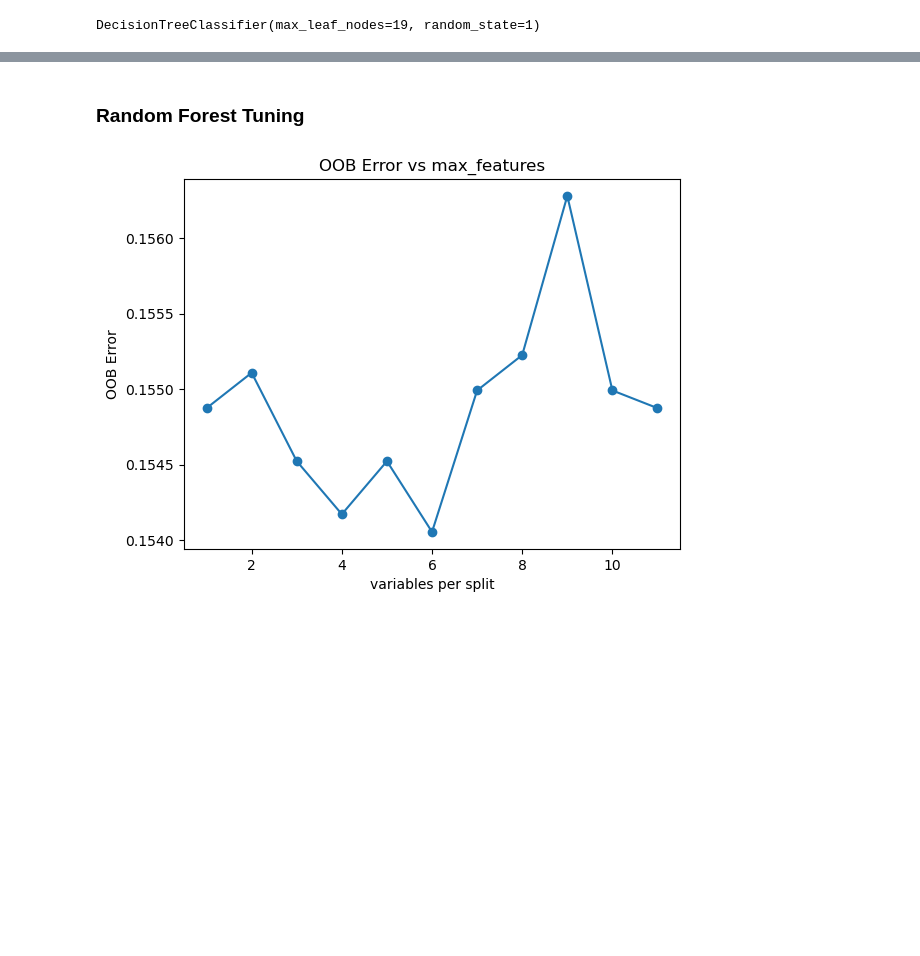
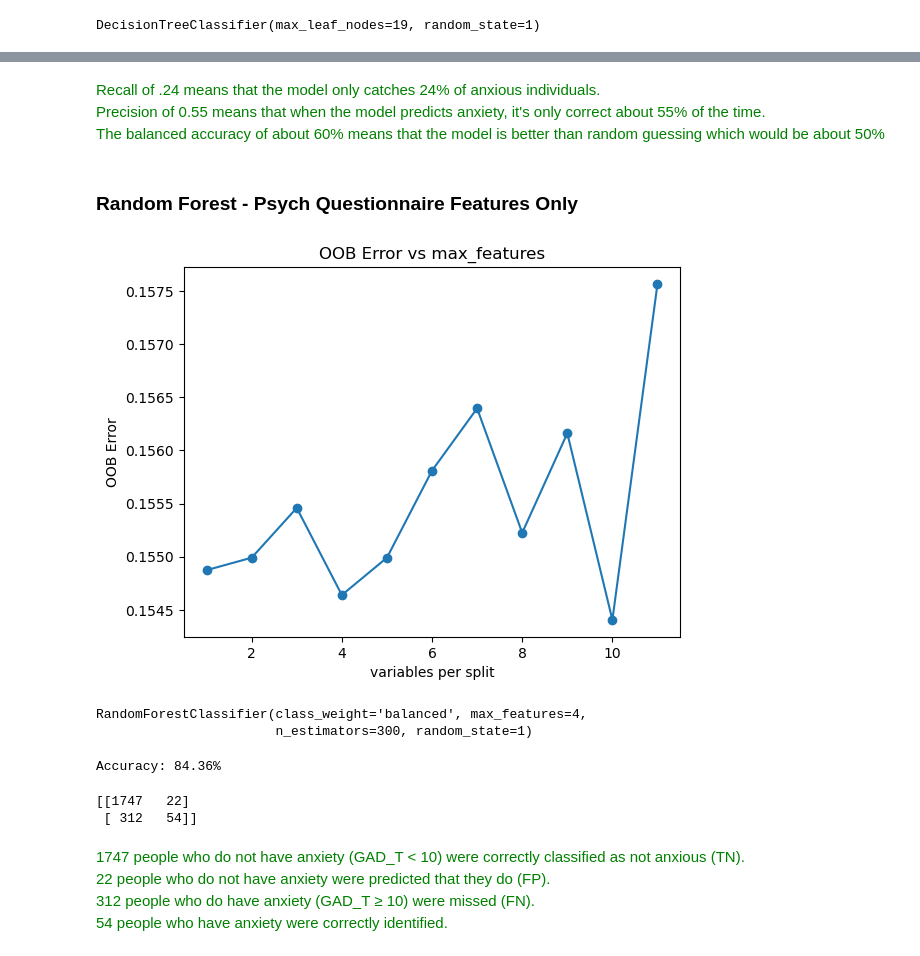
Before and after one commit to pelayoj15/gamingstudy_analysis, a Jupyter notebook: notebooks/Trees.ipynb, the cells around one changed output, grey strips where cells are left out. Saved outputs shown, nothing was run; the diff lists cells and outputs as text; code cells hidden in the pictures; blank space fills up the shorter version.

Commit message:
Finish Decision Tree and Random Forest models, and start Boosting

```diff
--- a/notebooks/Trees.ipynb
+++ b/notebooks/Trees.ipynb
@@ -245,0 +299,4 @@ Balanced Accuracy: 0.5990672696438666
+# %%
+# fit pruned decision tree model
+pruned_tree_gaming = DecisionTreeClassifier(max_leaf_nodes=best_size, random_state=1)
+pruned_tree_gaming.fit(X_train_gaming, y_train)
@@ -245,0 +364,4 @@ Balanced Accuracy: 0.5990672696438666
+# %%
+# fit decision tree model
+tree_gaming_full = DecisionTreeClassifier(random_state = 1)
+tree_gaming_full.fit(X_train_full, y_train)
@@ -245,0 +370,18 @@ Balanced Accuracy: 0.5990672696438666
+# %%
+# cross-validation to determine optimal tree size
+params = {'max_leaf_nodes': range(2, 20)}
+cv_gaming_full = GridSearchCV(tree_gaming_full, params, cv=20, scoring="balanced_accuracy")
+cv_gaming_full.fit(X_train_full, y_train)
+cv_results = cv_gaming_full.cv_results_
+
+# find the best score for max leaf nodes
+best_size = cv_gaming_full.best_params_['max_leaf_nodes']
+best_score = cv_gaming_full.best_score_
+
+# plot results of cross-validation
+plt.figure(figsize=(7, 4))
+plt.plot(cv_results["param_max_leaf_nodes"].data, cv_results["mean_test_score"], 'o-')
+plt.plot(best_size, best_score, 'ro-')
+plt.xlabel('Tree Size')
+plt.ylabel('Accuracy')
+plt.title('Cross-validation Results');
@@ -245,0 +390,4 @@ Balanced Accuracy: 0.5990672696438666
+# %%
+# fit pruned decision tree model
+pruned_tree_gaming_full = DecisionTreeClassifier(max_leaf_nodes=best_size, random_state=1)
+pruned_tree_gaming_full.fit(X_train_full, y_train)
@@ -246,22 +449,39 @@ Balanced Accuracy: 0.5990672696438666
+# %% [markdown]
+<span style="color:green"> Recall of .24 means that the model only catches 24% of anxious individuals. </span><br>
+<span style="color:green"> Precision of 0.55 means that when the model predicts anxiety, it's only correct about 55% of the time. </span><br>
+<span style="color:green"> The balanced accuracy of about 60% means that the model is better than random guessing which would be about 50% </span>
 # %% [markdown]
-### Random Forest Tuning
+### Random Forest - Psych Questionnaire Features Only
 # %%
 # Create plot to find optimal max_features
-rf_gaming_anxiety = RandomForestClassifier(n_estimators=200, oob_score=True, random_state=1)
+rf_gaming_psych = RandomForestClassifier(n_estimators=300, oob_score=True, random_state=1)
 oob_errors = []
 
 for n in range(1, 12):
-    rf_gaming_anxiety.set_params(max_features=n)
+    rf_gaming_psych.set_params(max_features=n)
 
-    rf_gaming_anxiety.fit(X_train, y_train)
-    oob_error = 1 - rf_gaming_anxiety.oob_score_
+    rf_gaming_psych.fit(X_train_psych, y_train)
+    oob_error = 1 - rf_gaming_psych.oob_score_
     oob_errors.append(oob_error)
 
 # plot error vs max_features
 plt.plot(range(1, 12), oob_errors, marker='o')
 plt.xlabel("variables per split")
 plt.ylabel("OOB Error")
 plt.title("OOB Error vs max_features")
 plt.show()
 # %% [output]
-[figure, old version]
+[figure, new version]
+# %%
+# Fit random forest model
+rf_gaming_psych = RandomForestClassifier(n_estimators=300, class_weight="balanced", max_features=4, random_state=1)
+rf_gaming_psych.fit(X_train_psych, y_train)
+# %% [output]
+RandomForestClassifier(class_weight='balanced', max_features=4,
+                       n_estimators=300, random_state=1)
+# %%
+# Calculate the accuracy of the decision tree on the test data
+accuracy_pruned_psych = rf_gaming_psych.score(X_test_psych, y_test)
+print("Accuracy: {:.2f}%".format(accuracy_pruned_psych*100))
+# %% [output]
+Accuracy: 84.36%
@@ -267,0 +490,10 @@ plt.show()
+# %%
+print(confusion_matrix(y_test, y_rf_pred_gaming_psych))
+# %% [output]
+[[1747   22]
+ [ 312   54]]
+# %% [markdown]
+<span style="color:green"> 1747 people who do not have anxiety (GAD_T < 10) were correctly classified as not anxious (TN). </span><br>
+<span style="color:green"> 22 people who do not have anxiety were predicted that they do (FP). </span><br>
+<span style="color:green"> 312 people who do have anxiety (GAD_T ≥ 10) were missed (FN). </span><br>
+<span style="color:green"> 54 people who have anxiety were correctly identified. </span>
```
Also changed, not shown: parts of 64 cells of this notebook.
